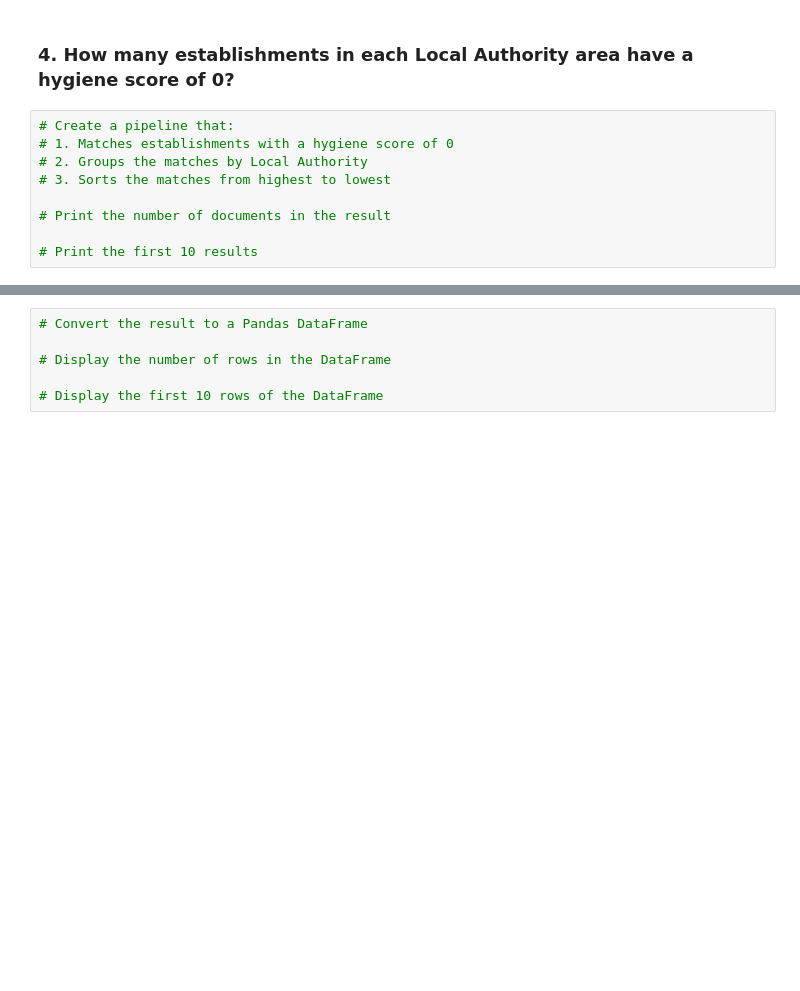
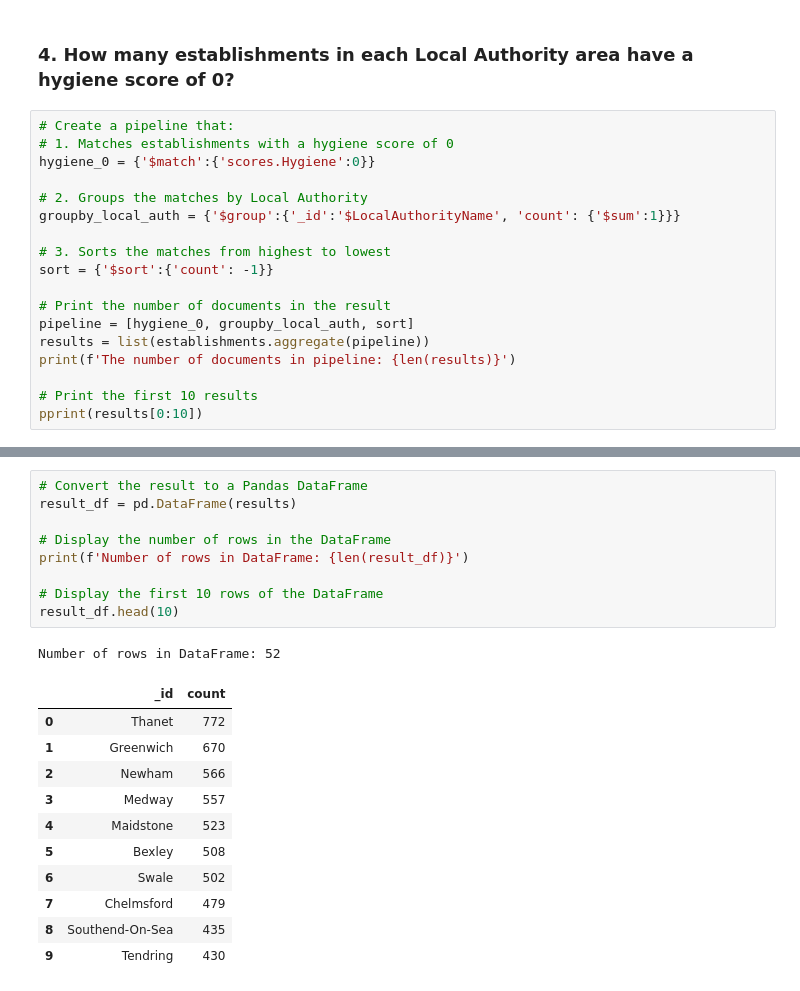
Before and after one commit to jkspiva/nosql-challenge, a Jupyter notebook: NoSQL_analysis_starter.ipynb, the cells around one changed output, grey strips where cells are left out. Drawn from its saved outputs; the diff is of its cells as text; blank space fills up the shorter version.

```diff
--- a/NoSQL_analysis_starter.ipynb
+++ b/NoSQL_analysis_starter.ipynb
@@ -187,9 +187,18 @@ top5_df
 # %%
 # Create a pipeline that:
 # 1. Matches establishments with a hygiene score of 0
+hygiene_0 = {'$match':{'scores.Hygiene':0}}
+
 # 2. Groups the matches by Local Authority
+groupby_local_auth = {'$group':{'_id':'$LocalAuthorityName', 'count': {'$sum':1}}}
+
 # 3. Sorts the matches from highest to lowest
+sort = {'$sort':{'count': -1}}
 
 # Print the number of documents in the result
+pipeline = [hygiene_0, groupby_local_auth, sort]
+results = list(establishments.aggregate(pipeline))
+print(f'The number of documents in pipeline: {len(results)}')
 
 # Print the first 10 results
+pprint(results[0:10])
@@ -196,6 +217,22 @@ top5_df
 # %%
 # Convert the result to a Pandas DataFrame
+result_df = pd.DataFrame(results)
 
 # Display the number of rows in the DataFrame
+print(f'Number of rows in DataFrame: {len(result_df)}')
 
 # Display the first 10 rows of the DataFrame
+result_df.head(10)
+# %% [output]
+Number of rows in DataFrame: 52
+|  | _id | count |
+| 0 | Thanet | 772 |
+| 1 | Greenwich | 670 |
+| 2 | Newham | 566 |
+| 3 | Medway | 557 |
+| 4 | Maidstone | 523 |
+| 5 | Bexley | 508 |
+| 6 | Swale | 502 |
+| 7 | Chelmsford | 479 |
+| 8 | Southend-On-Sea | 435 |
+| 9 | Tendring | 430 |
```
Also changed, not shown: parts of 1 cell of this notebook.
